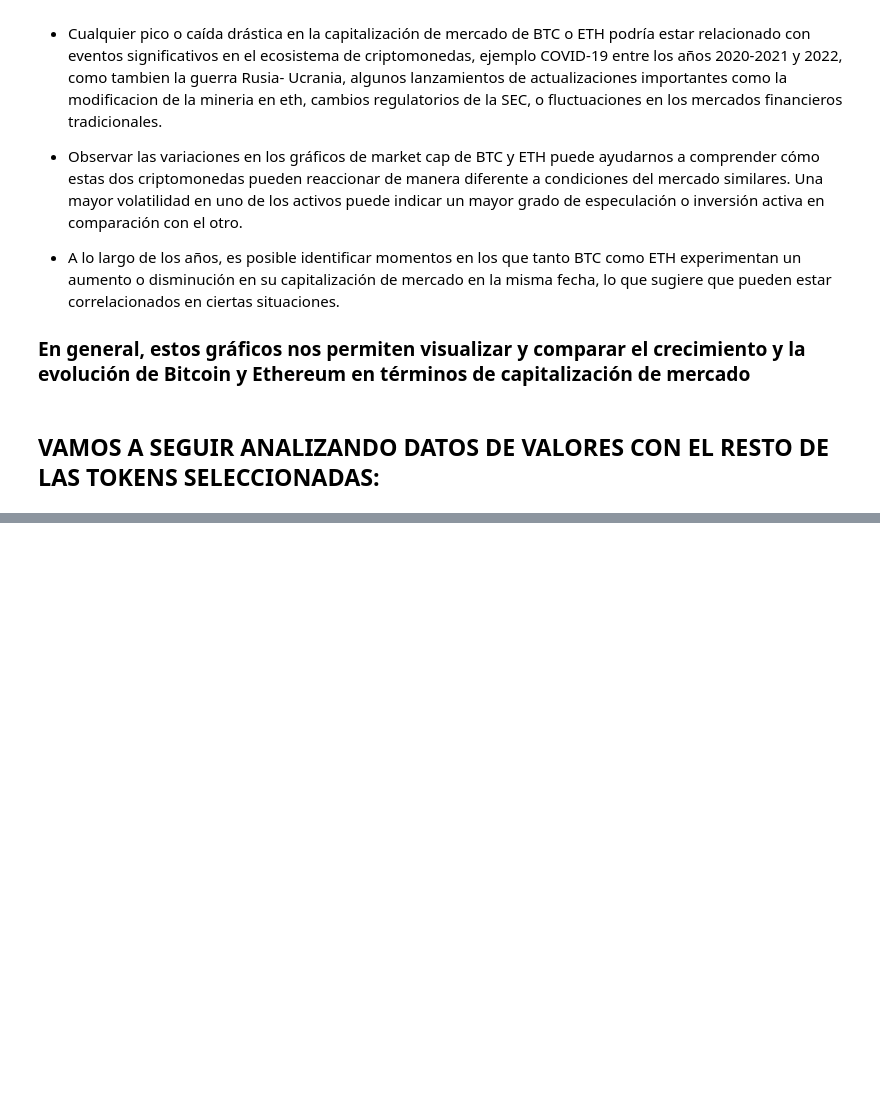
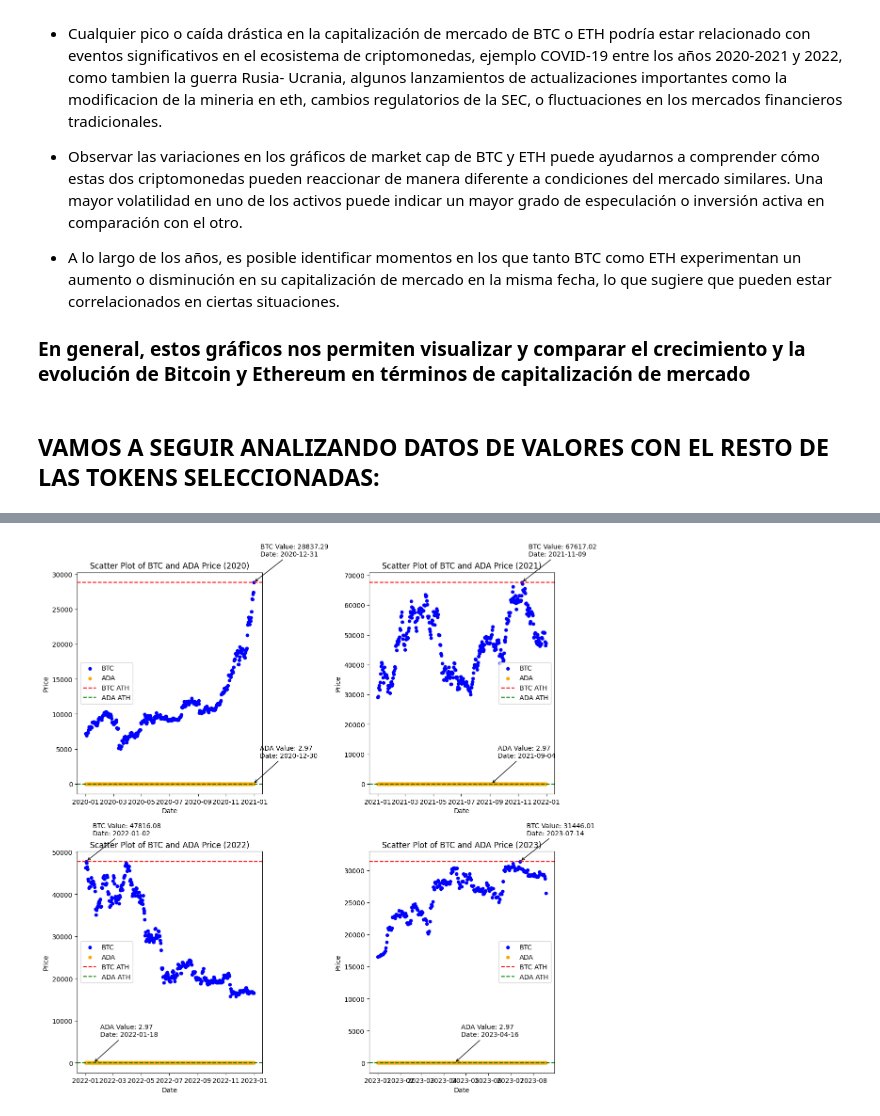
Before and after one commit to Bzetatuc/PI_2_Henry, a Jupyter notebook: EDA/eda.ipynb, the cells around one changed output, grey strips where cells are left out. Cells and saved outputs as stored; diff of their text form; code cells hidden in the pictures; blank space fills up the shorter version.

```diff
--- a/EDA/eda.ipynb
+++ b/EDA/eda.ipynb
@@ -801,0 +992,62 @@ df_crypto_dashboard
+# %%
+
+
+# Crear una lista de DataFrames y años correspondientes para BTC y ADA
+dfs_btc = [df_btc_2020, df_btc_2021, df_btc_2022, df_btc_2023]
+dfs_ada = [df_ada_2020,df_ada_2021,df_ada_2022,df_ada_2023]
+years = [2020, 2021, 2022, 2023]
+
+# Configurar el diseño de los subplots
+fig, axes = plt.subplots(2, 2, figsize=(12, 12))
+
+# Iterar a través de los DataFrames y años para generar los subgráficos
+for i, (df_btc, dfs_ada) in enumerate(zip(dfs_btc, dfs_ada)):
+    row = i // 2
+    col = i % 2
+
+    # Concatenar los DataFrames de BTC y ADA
+    df_concat = pd.concat([df_btc, dfs_ada], axis=0)
+
+    ax = axes[row, col]  # Obtener el eje actual
+
+    # Dibujar los puntos para BTC y ADA en el mismo eje
+    df_btc.plot(x='date', y='price', kind='scatter', ax=ax, color='blue', label='BTC')
+    dfs_ada.plot(x='date', y='price', kind='scatter', ax=ax, color='orange', label='ADA')
+
+    ax.set_xlabel('Date')
+    ax.set_ylabel('Price')
+    ax.set_title(f'Scatter Plot of BTC and ADA Price ({years[i]})')
+
+    # Obtener el ATH de BTC y ADA del año actual
+    ath_value_btc = df_btc['price'].max()
+    ath_value_eth = dfs_ada['price'].max()
+
+    # Obtener la fecha correspondiente al ATH de BTC
+    ath_date_btc = df_btc.loc[df_btc['price'].idxmax()]['date']
+
+    # Obtener la fecha correspondiente al ATH de ETH
+    ath_date_ada = dfs_ada.loc[dfs_ada['price'].idxmax()]['date']
+
+    # Agregar la línea indicadora del ATH para BTC y ADA
+    ax.axhline(y=ath_value_btc, color='red', linestyle='--', label='BTC ATH')
+    ax.axhline(y=ath_value_ada, color='green', linestyle='--', label='ADA ATH')
+
+    # Formatear las fechas del ATH para mostrar solo el año, mes y día (sin hora)
+    formatted_ath_date_btc = ath_date_btc.strftime('%Y-%m-%d')
+    formatted_ath_date_ada = ath_date_ada.strftime('%Y-%m-%d')
+
+    # Agregar anotaciones para mostrar el valor y la fecha del ATH en cada punto para BTC y ADA
+    ax.annotate(f'BTC Value: {ath_value_btc:.2f}\nDate: {formatted_ath_date_btc}', xy=(ath_date_btc, ath_value_btc),
+                xytext=(10, 40), textcoords='offset points', arrowprops=dict(arrowstyle='->'))
+
+    ax.annotate(f'ADA Value: {ath_value_ada:.2f}\nDate: {formatted_ath_date_ada}', xy=(ath_date_ada, ath_value_ada),
+                xytext=(10, 40), textcoords='offset points', arrowprops=dict(arrowstyle='->'))
+
+    # Mostrar leyenda
+    ax.legend()
+
+# Ajustar el diseño de los subplots y mostrar el gráfico
+plt.tight_layout()
+plt.show()
+# %% [output]
+[figure, added]
```
Also changed, not shown: parts of 26 cells of this notebook, 7 other files.
